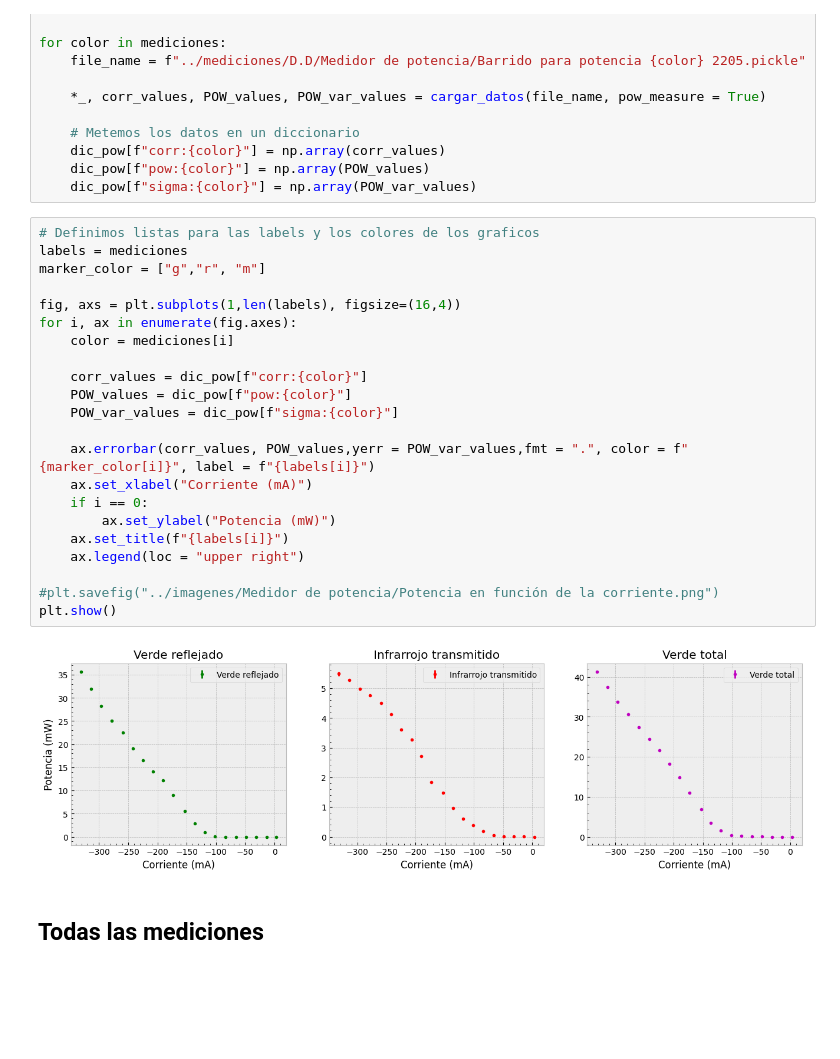
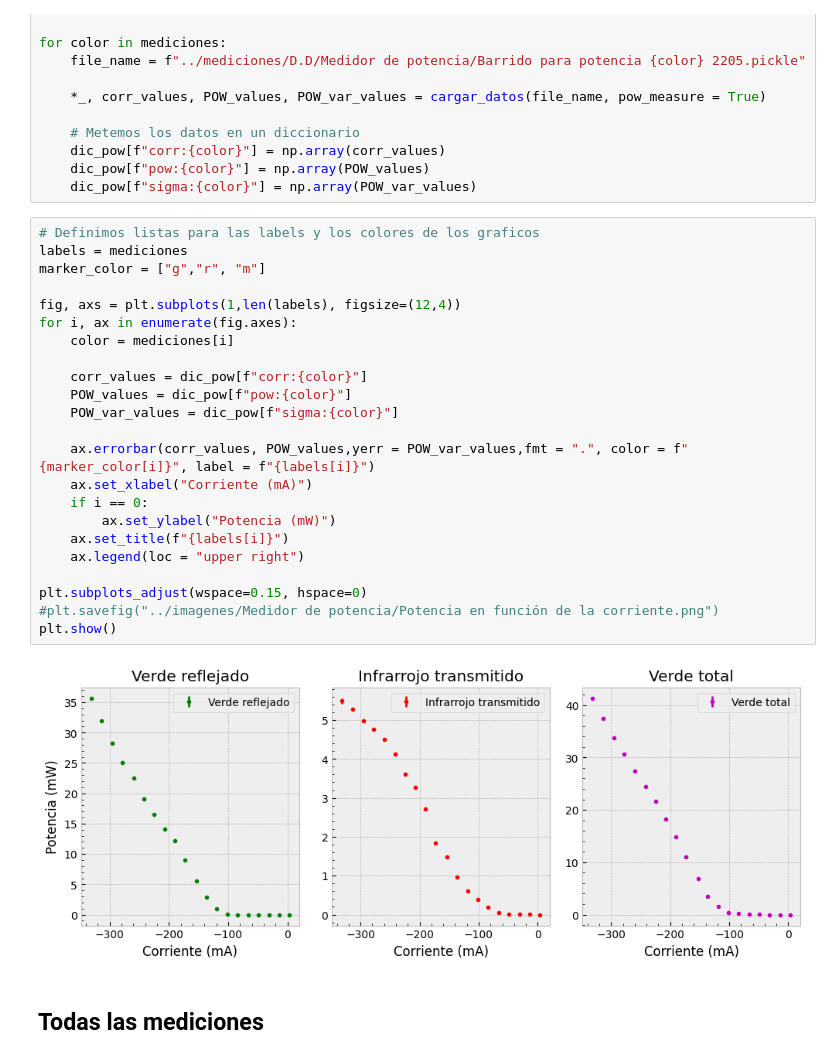
Before and after one commit to DelManuel/Magnetometro-optico, a Jupyter notebook: códigos/analisis_pow_laser.ipynb, the cells around one changed output. Cells and saved outputs as stored; diff of their text form; blank space fills up the shorter version.

```diff
--- a/códigos/analisis_pow_laser.ipynb
+++ b/códigos/analisis_pow_laser.ipynb
@@ -61,27 +61,28 @@ for color in mediciones:
 # %%
 # Definimos listas para las labels y los colores de los graficos
 labels = mediciones
 marker_color = ["g","r", "m"]
 
-fig, axs = plt.subplots(1,len(labels), figsize=(16,4))
+fig, axs = plt.subplots(1,len(labels), figsize=(12,4))
 for i, ax in enumerate(fig.axes):
     color = mediciones[i]
 
     corr_values = dic_pow[f"corr:{color}"]
     POW_values = dic_pow[f"pow:{color}"]
     POW_var_values = dic_pow[f"sigma:{color}"]
 
     ax.errorbar(corr_values, POW_values,yerr = POW_var_values,fmt = ".", color = f"{marker_color[i]}", label = f"{labels[i]}")
     ax.set_xlabel("Corriente (mA)")
     if i == 0:
         ax.set_ylabel("Potencia (mW)")
     ax.set_title(f"{labels[i]}")
     ax.legend(loc = "upper right")
 
+plt.subplots_adjust(wspace=0.15, hspace=0)
 #plt.savefig("../imagenes/Medidor de potencia/Potencia en función de la corriente.png")
 plt.show()
 # %% [output]
-[figure, old version]
+[figure, new version]
 # %% [markdown]
 ## Todas las mediciones
 # %%
```
Also changed, not shown: parts of 8 cells of this notebook, 11 other files.
